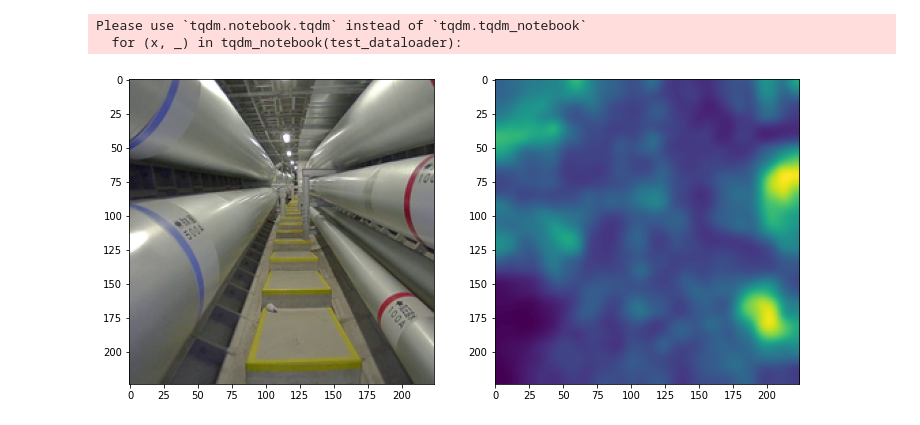
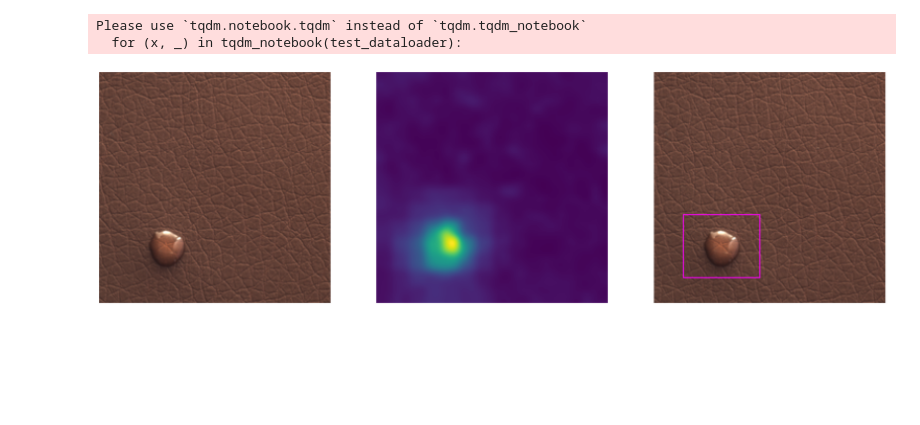
Before and after one commit to Daisuke0209/gaussian-cnn-anomaly-detection, a Jupyter notebook: notebook/how_to_use.ipynb, the cells around one changed output. Saved outputs shown, nothing was run; the diff lists cells and outputs as text; code cells hidden in the pictures; blank space fills up the shorter version.

```diff
--- a/notebook/how_to_use.ipynb
+++ b/notebook/how_to_use.ipynb
@@ -19,7 +19,7 @@ cuda is available: True
 # %% [markdown]
 ## Parameter setting
 # %%
-class_name = 'liberaware'
+class_name = 'leather'
 data_path = '../datasets/mvtec_anomaly_detection'
 save_path = '../mvtec_result'
 arch = 'resnet18'
@@ -58,12 +60,16 @@ for (x, _) in tqdm_notebook(test_dataloader):
 Please use `tqdm.notebook.tqdm` instead of `tqdm.tqdm_notebook`
   for (x, _) in tqdm_notebook(test_dataloader):
 # %%
-n = 640
+n = 60
 img = test_imgs[n]
 img = denormalization(img)
-plt.figure(figsize=(12,12))
-plt.subplot(1,2,1), plt.imshow(img)
-plt.subplot(1,2,2), plt.imshow(heatmaps[n])
+binary, bbxes, judge = get_bbx(heatmaps[n], threshold = 50, min_detected_area = 0)
+c_img = draw_bbx(img, bbxes)
+plt.figure(figsize=(32,12))
+
+plt.subplot(1, 3, 1), plt.axis('off'), plt.imshow(img)
+plt.subplot(1, 3, 2), plt.axis('off'), plt.imshow(heatmaps[n])
+plt.subplot(1, 3, 3), plt.axis('off'), plt.imshow(c_img)
 plt.show()
 # %% [output]
-[figure, old version]
+[figure, new version]
```
Also changed, not shown: parts of 4 cells of this notebook, 31 other files.
